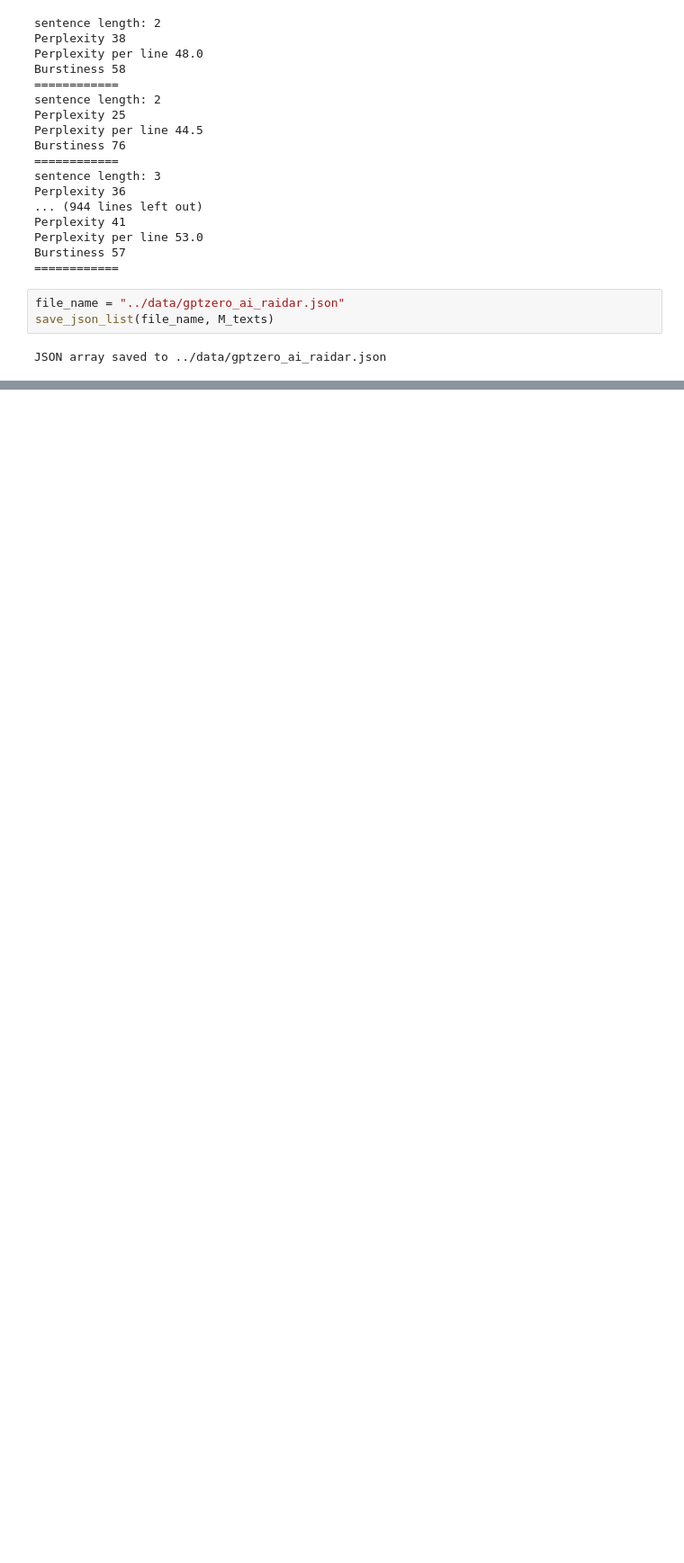
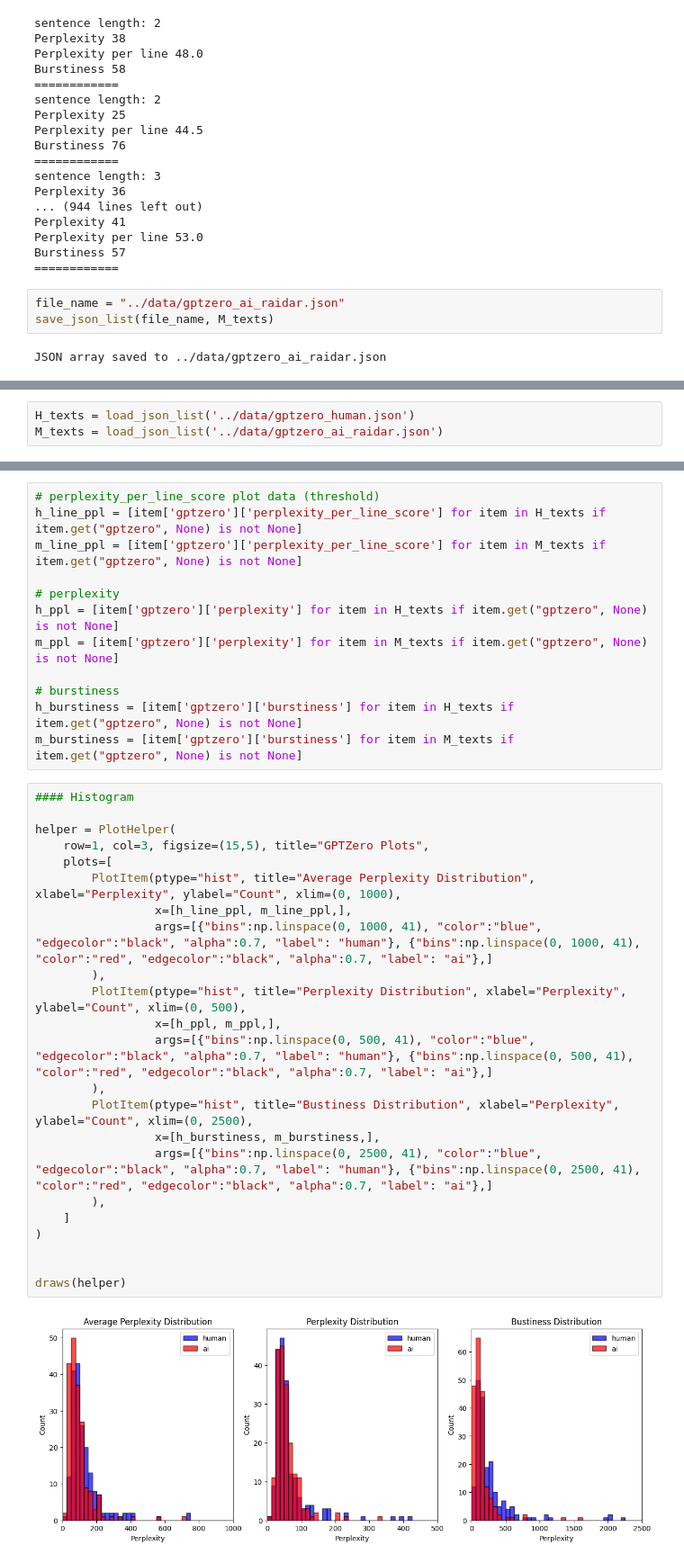
Before and after one commit to bobaebak/ai_text_detection, a Jupyter notebook: cookbooks/GPTZero implementation.ipynb, the cells around one changed output, grey strips where cells are left out. Shown: that part at 90% size. Saved outputs shown, nothing was run; the diff lists cells and outputs as text; blank space fills up the shorter version.

Commit message:
add plot images

```diff
--- a/cookbooks/GPTZero implementation.ipynb
+++ b/cookbooks/GPTZero implementation.ipynb
@@ -91,0 +93,3 @@ JSON array saved to ../data/gptzero_ai_raidar.json
+# %%
+H_texts = load_json_list('../data/gptzero_human.json')
+M_texts = load_json_list('../data/gptzero_ai_raidar.json')
@@ -91,0 +98,37 @@ JSON array saved to ../data/gptzero_ai_raidar.json
+# %%
+# perplexity_per_line_score plot data (threshold)
+h_line_ppl = [item['gptzero']['perplexity_per_line_score'] for item in H_texts if item.get("gptzero", None) is not None]
+m_line_ppl = [item['gptzero']['perplexity_per_line_score'] for item in M_texts if item.get("gptzero", None) is not None]
+
+# perplexity
+h_ppl = [item['gptzero']['perplexity'] for item in H_texts if item.get("gptzero", None) is not None]
+m_ppl = [item['gptzero']['perplexity'] for item in M_texts if item.get("gptzero", None) is not None]
+
+# burstiness
+h_burstiness = [item['gptzero']['burstiness'] for item in H_texts if item.get("gptzero", None) is not None]
+m_burstiness = [item['gptzero']['burstiness'] for item in M_texts if item.get("gptzero", None) is not None]
+# %%
+#### Histogram
+
+helper = PlotHelper(
+    row=1, col=3, figsize=(15,5), title="GPTZero Plots",
+    plots=[
+        PlotItem(ptype="hist", title="Average Perplexity Distribution", xlabel="Perplexity", ylabel="Count", xlim=(0, 1000),
+                 x=[h_line_ppl, m_line_ppl,],
+                 args=[{"bins":np.linspace(0, 1000, 41), "color":"blue", "edgecolor":"black", "alpha":0.7, "label": "human"}, {"bins":np.linspace(0, 1000, 41), "color":"red", "edgecolor":"black", "alpha":0.7, "label": "ai"},]
+        ),
+        PlotItem(ptype="hist", title="Perplexity Distribution", xlabel="Perplexity", ylabel="Count", xlim=(0, 500),
+                 x=[h_ppl, m_ppl,],
+                 args=[{"bins":np.linspace(0, 500, 41), "color":"blue", "edgecolor":"black", "alpha":0.7, "label": "human"}, {"bins":np.linspace(0, 500, 41), "color":"red", "edgecolor":"black", "alpha":0.7, "label": "ai"},]
+        ),
+        PlotItem(ptype="hist", title="Bustiness Distribution", xlabel="Perplexity", ylabel="Count", xlim=(0, 2500),
+                 x=[h_burstiness, m_burstiness,],
+                 args=[{"bins":np.linspace(0, 2500, 41), "color":"blue", "edgecolor":"black", "alpha":0.7, "label": "human"}, {"bins":np.linspace(0, 2500, 41), "color":"red", "edgecolor":"black", "alpha":0.7, "label": "ai"},]
+        ),
+    ]
+)
+
+
+draws(helper)
+# %% [output]
+[figure, added]
```
Also changed, not shown: parts of 7 cells of this notebook, 5 other files.
